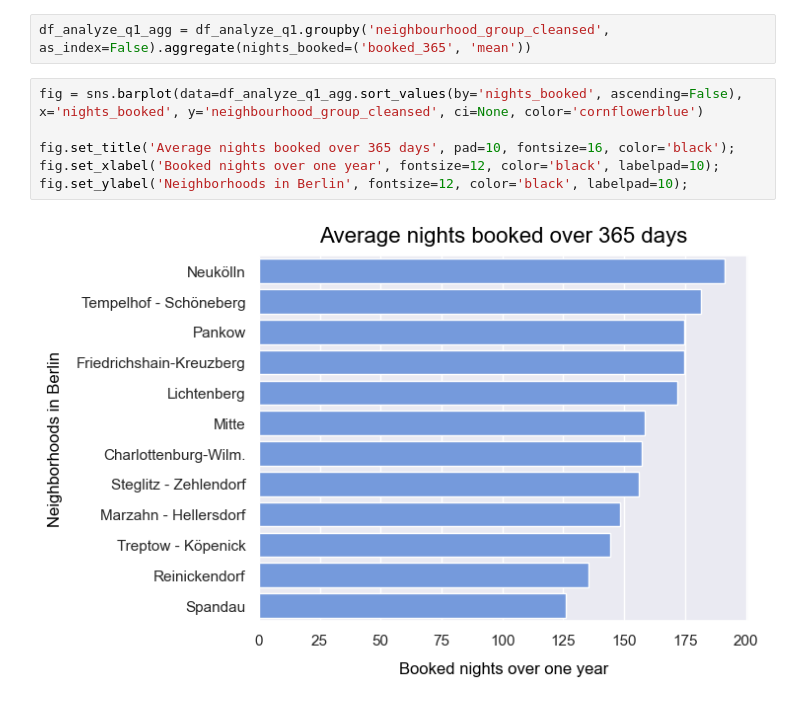
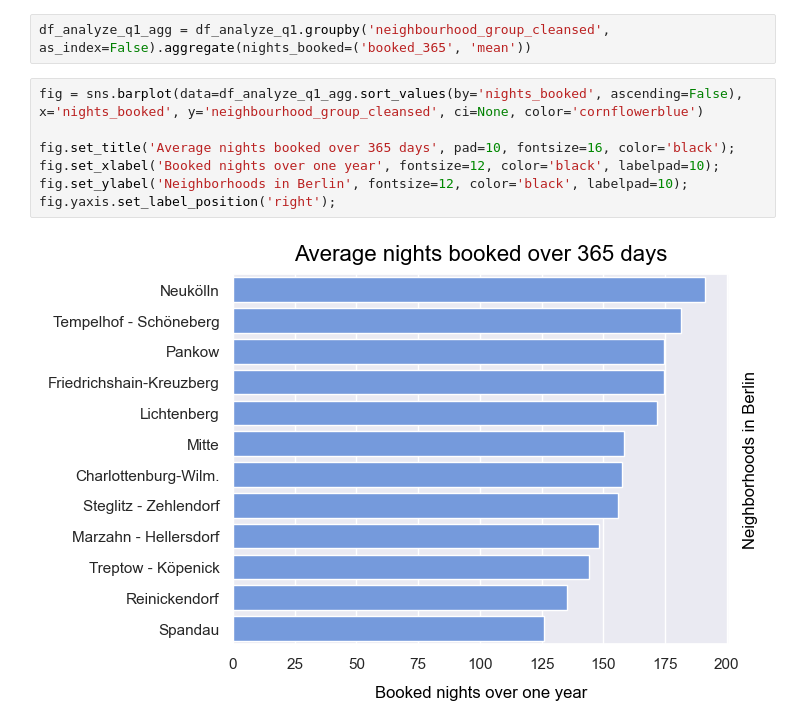
Before and after one commit to Daniel-Hutcheson/airbnb_berlin, a Jupyter notebook: q1_neighborhood_popularity.ipynb, the cells around one changed output. Saved outputs shown, nothing was run; the diff lists cells and outputs as text.

```diff
--- a/q1_neighborhood_popularity.ipynb
+++ b/q1_neighborhood_popularity.ipynb
@@ -153,8 +153,9 @@ df_analyze_q1_agg = df_analyze_q1.groupby('neighbourhood_group_cleansed', as_ind
 # %%
 fig = sns.barplot(data=df_analyze_q1_agg.sort_values(by='nights_booked', ascending=False), x='nights_booked', y='neighbourhood_group_cleansed', ci=None, color='cornflowerblue')
 
 fig.set_title('Average nights booked over 365 days', pad=10, fontsize=16, color='black');
 fig.set_xlabel('Booked nights over one year', fontsize=12, color='black', labelpad=10);
 fig.set_ylabel('Neighborhoods in Berlin', fontsize=12, color='black', labelpad=10);
+fig.yaxis.set_label_position('right');
 # %% [output]
-[figure, old version]
+[figure, new version]
```
Also changed, not shown: 3 other files.
